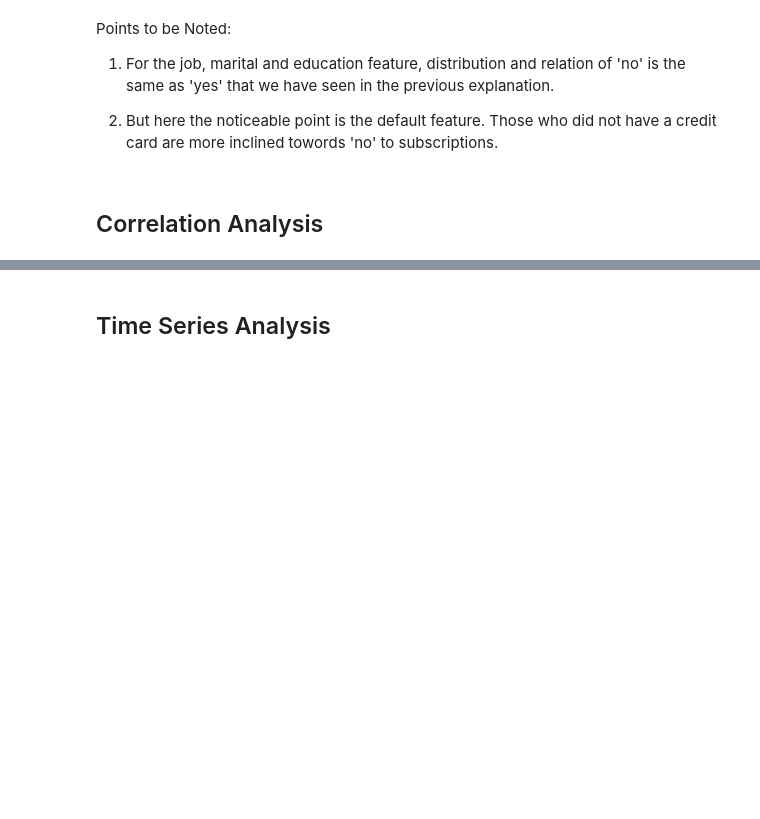
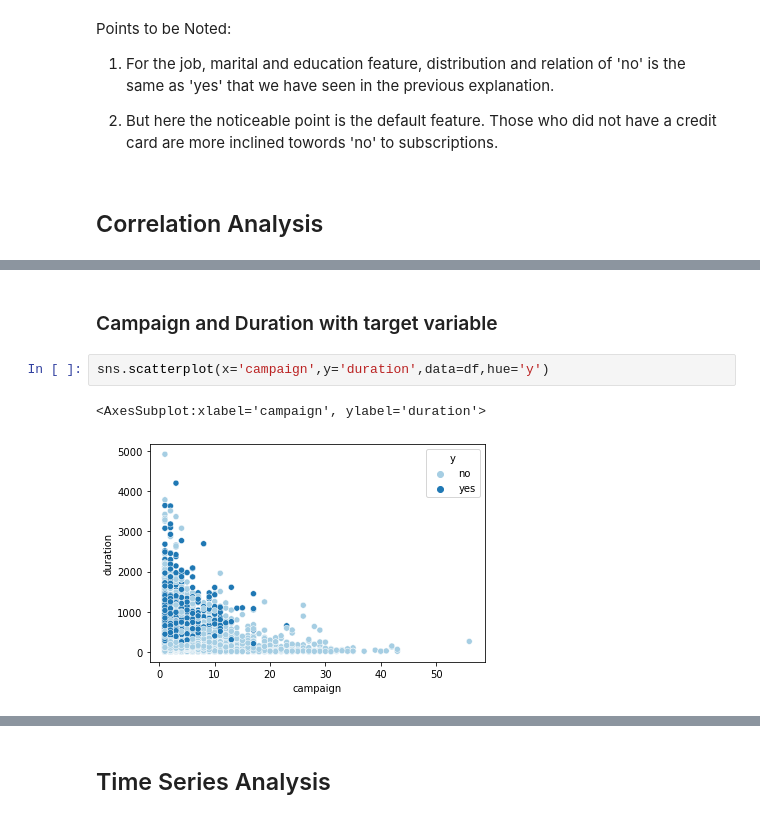
Before and after one commit to taimoorRazi/Bank-Marketing-Project, a Jupyter notebook: Week 10/EDA.ipynb, the cells around one changed output, grey strips where cells are left out. Saved outputs shown, nothing was run; the diff lists cells and outputs as text; blank space fills up the shorter version.

```diff
--- a/Week 10/EDA.ipynb
+++ b/Week 10/EDA.ipynb
@@ -907,0 +894,7 @@ df.corr()
+# %% [markdown]
+### Campaign and Duration with target variable
+# %%
+sns.scatterplot(x='campaign',y='duration',data=df,hue='y')
+# %% [output]
+<AxesSubplot:xlabel='campaign', ylabel='duration'>
+[figure, added]
```
Also changed, not shown: parts of 10 cells of this notebook.
